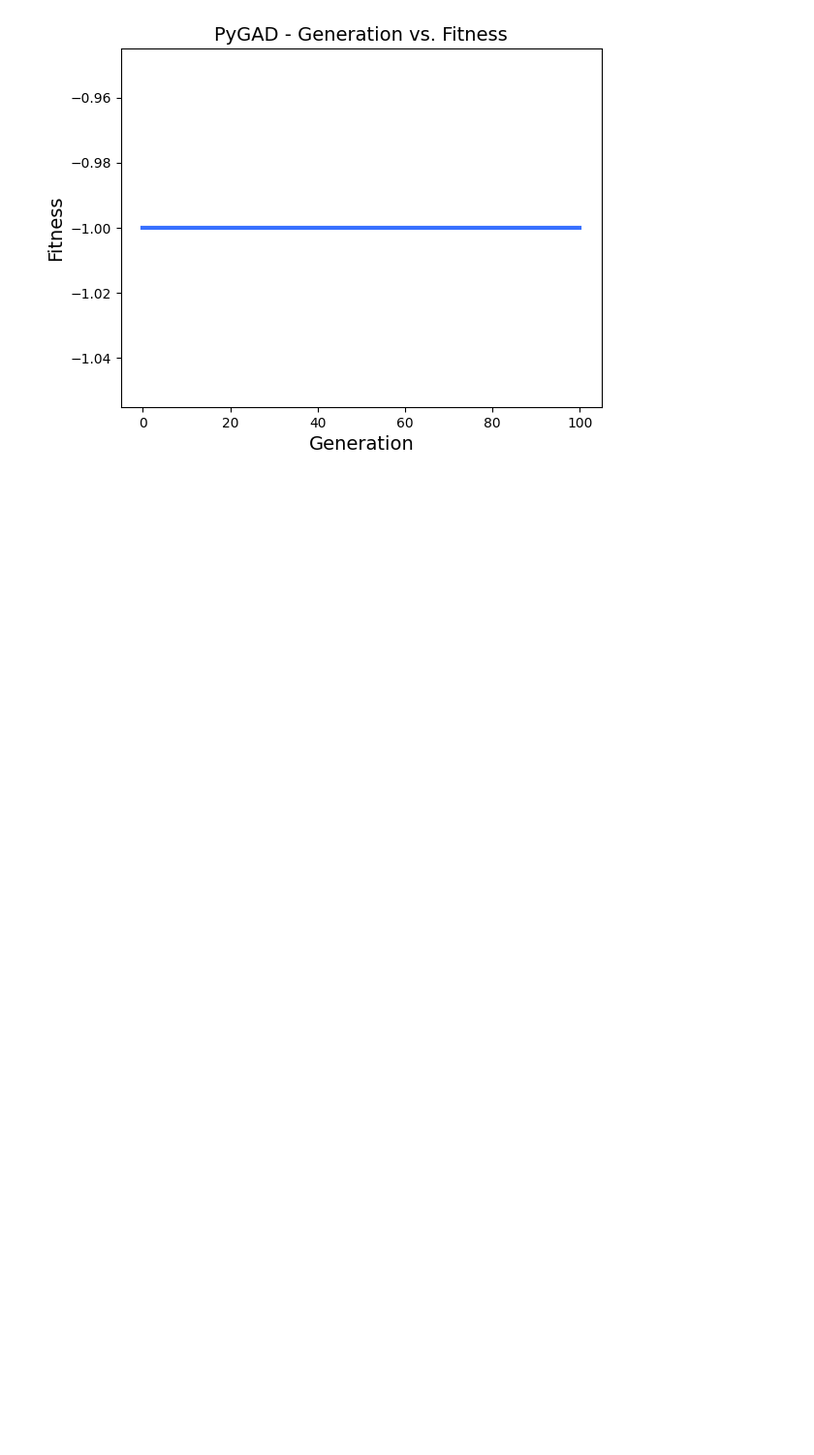
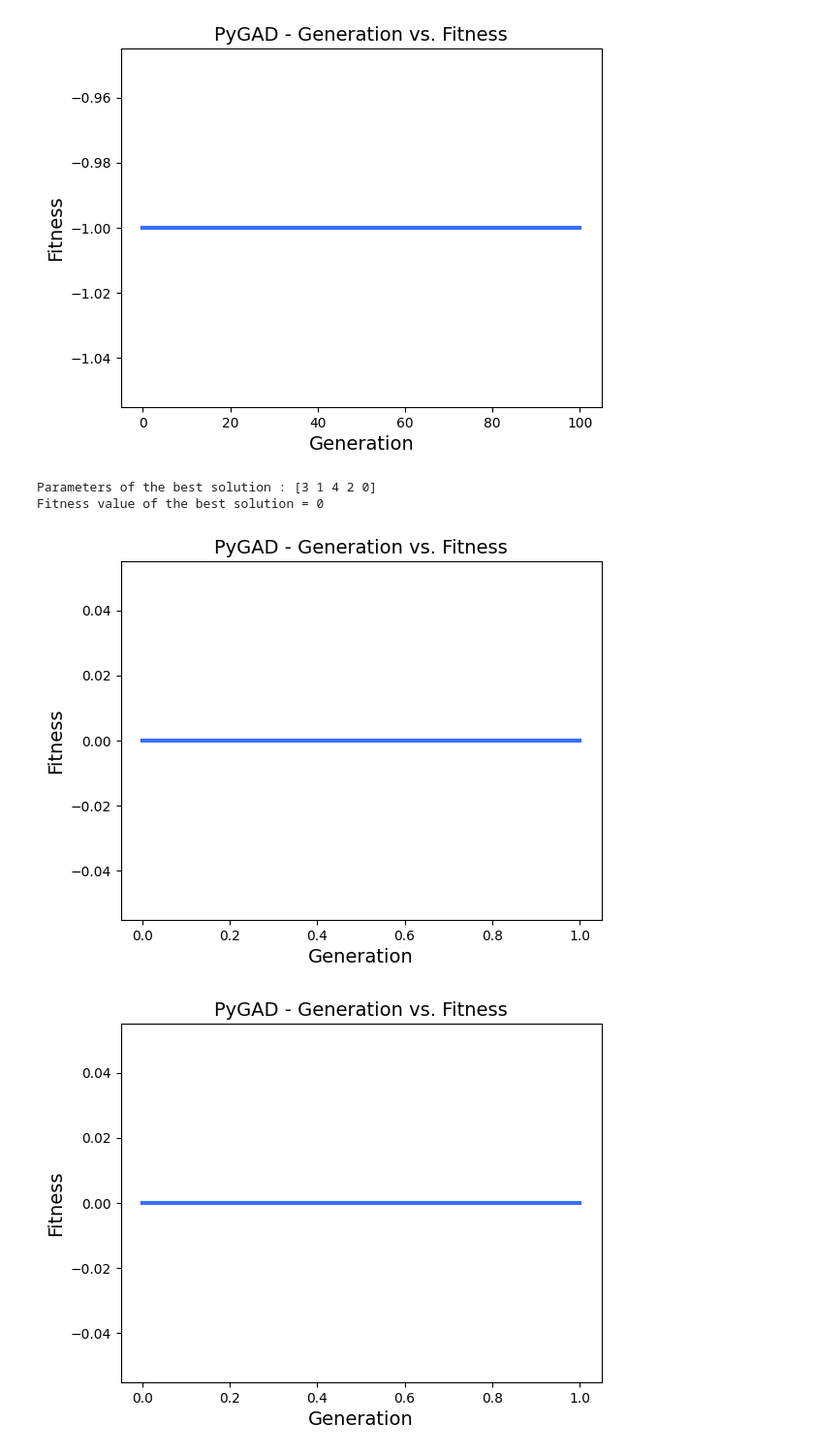
Before and after one commit to piotrd22/computational_intelligence_ug, a Jupyter notebook: project01/project.ipynb, the cells around one changed output. Shown: that part at 97% size. Drawn from its saved outputs; the diff is of its cells as text; code cells hidden in the pictures; blank space fills up the shorter version.

```diff
--- a/project01/project.ipynb
+++ b/project01/project.ipynb
@@ -103,6 +158,40 @@ Parameters of the best solution : [0 1]
 Fitness value of the best solution = -1
 [figure]
 [figure]
+# %%
+n = 5
+
+gene_space = np.arange(n)
+sol_per_pop = 150
+num_genes = n
+num_parents_mating = 35
+num_generations = 100
+keep_parents = 10
+
+ga_instance = pygad.GA(gene_space=gene_space,
+                       num_generations=num_generations,
+                       num_parents_mating=num_parents_mating,
+                       fitness_func=fitness_function,
+                       sol_per_pop=sol_per_pop,
+                       num_genes=num_genes,
+                       parent_selection_type=parent_selection_type,
+                       keep_parents=keep_parents,
+                       crossover_type=crossover_type,
+                       mutation_type=mutation_type,
+                       mutation_percent_genes=mutation_percent_genes,
+                       stop_criteria="reach_0")
+
+ga_instance.run()
+
+solution, solution_fitness, solution_idx = ga_instance.best_solution()
+printResult(solution, solution_fitness)
+
+ga_instance.plot_fitness()
+# %% [output]
+Parameters of the best solution : [3 1 4 2 0]
+Fitness value of the best solution = 0
+[figure, added]
+[figure, added]
 # %%
 n = 8
 
```
Also changed, not shown: parts of 13 cells of this notebook.
